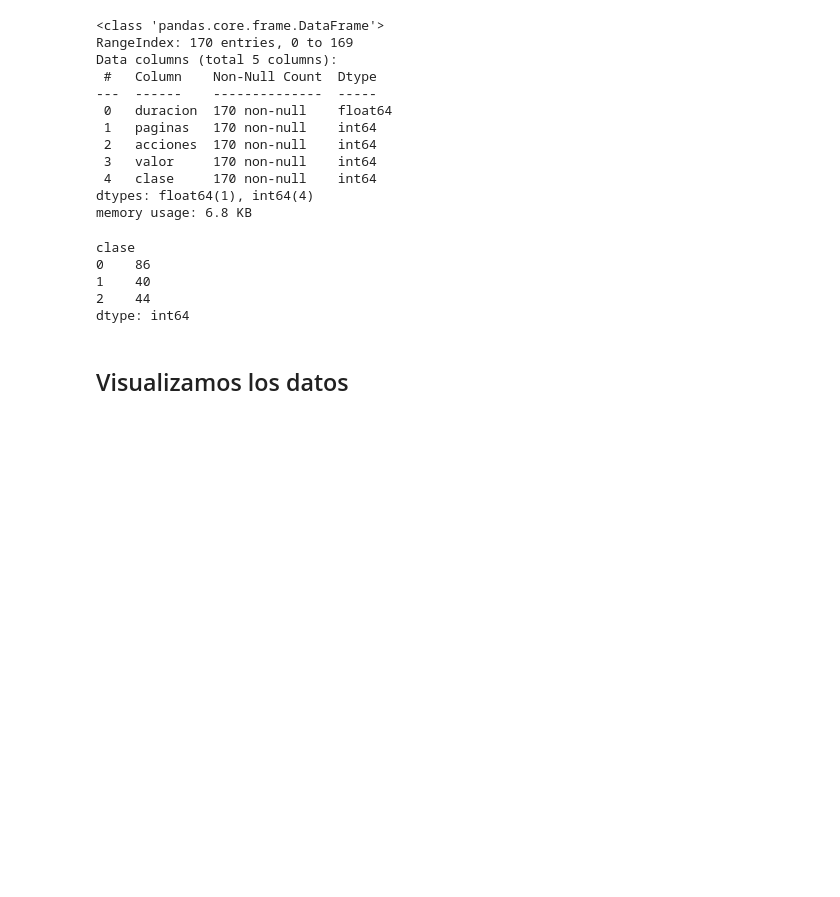
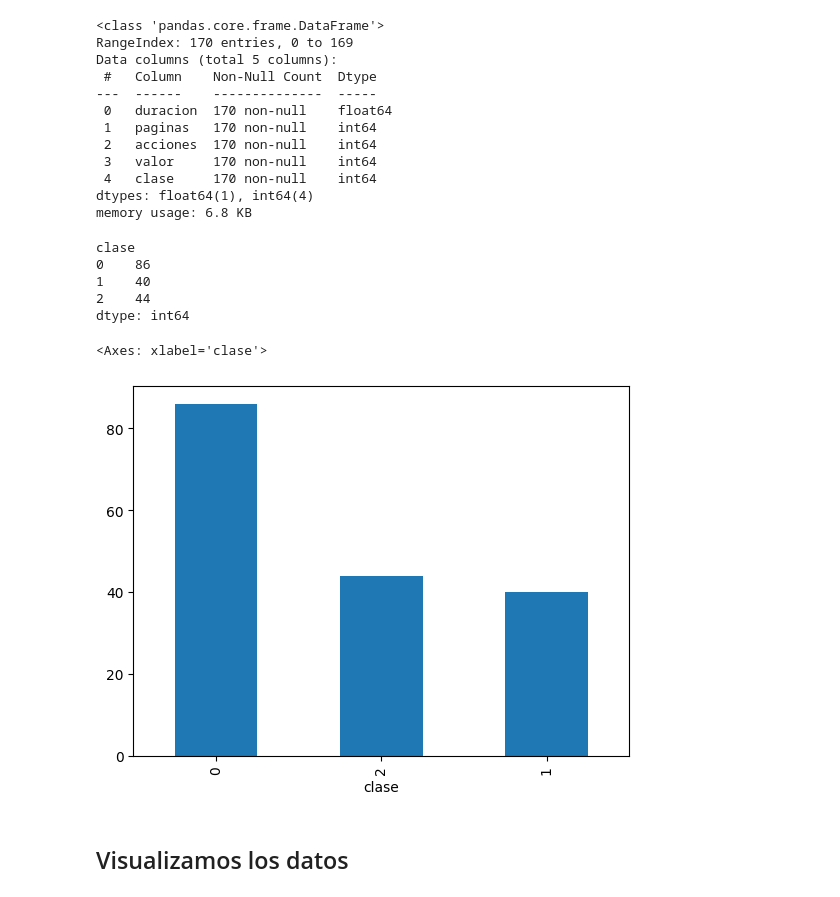
Before and after one commit to JLGOrtega/repo-clase-dsvlcsep24, a Jupyter notebook: 3-Machine_Learning/1-Supervisado/2-Classification/4-Logistic_Regression/1 - logistic_regression_df_class.ipynb, the cells around one changed output. Saved outputs shown, nothing was run; the diff lists cells and outputs as text; code cells hidden in the pictures; blank space fills up the shorter version.

```diff
--- a/3-Machine_Learning/1-Supervisado/2-Classification/4-Logistic_Regression/1 - logistic_regression_df_class.ipynb
+++ b/3-Machine_Learning/1-Supervisado/2-Classification/4-Logistic_Regression/1 - logistic_regression_df_class.ipynb
@@ -73,6 +74,11 @@ clase
 1    40
 2    44
 dtype: int64
+# %%
+dataframe.clase.value_counts().plot(kind="bar")
+# %% [output]
+<Axes: xlabel='clase'>
+[figure, added]
 # %% [markdown]
 ## Visualizamos los datos
 # %%
```
Also changed, not shown: parts of 16 cells of this notebook, 12 other files.
